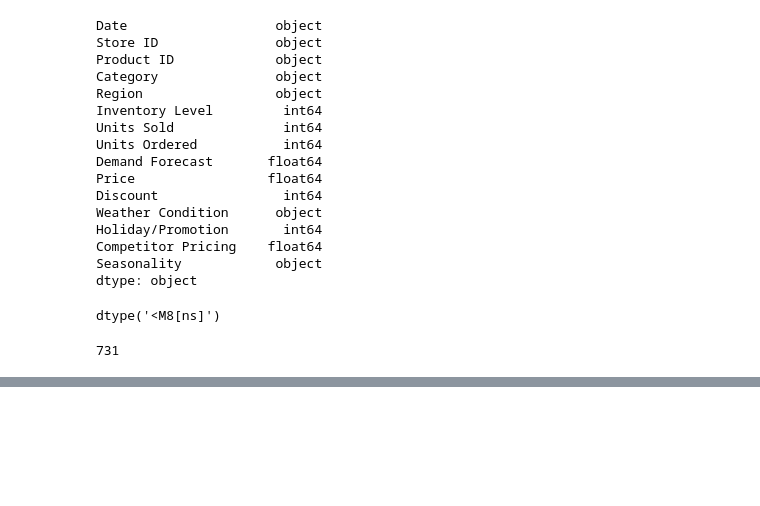
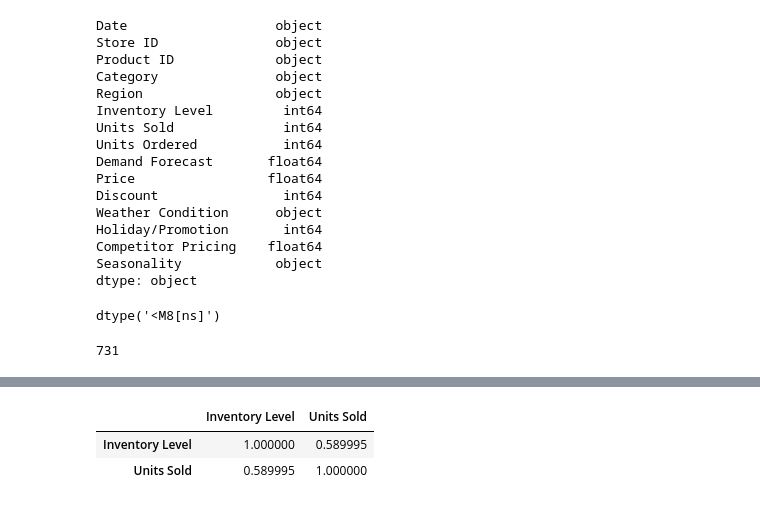
Before and after one commit to Sid1813/ShelfSleuth, a Jupyter notebook: notebooks/01_data_reconnaissance.ipynb, the cells around one changed output, grey strips where cells are left out. Cells and saved outputs as stored; diff of their text form; code cells hidden in the pictures; blank space fills up the shorter version.

```diff
--- a/notebooks/01_data_reconnaissance.ipynb
+++ b/notebooks/01_data_reconnaissance.ipynb
@@ -202,0 +347,8 @@ df["Date"].nunique()
+# %%
+# Measure the linear relationship between inventory and sales to see whether higher inventory generally corresponds to higher sales
+
+df[["Inventory Level", "Units Sold"]].corr()
+# %% [output]
+|  | Inventory Level | Units Sold |
+| Inventory Level | 1.000000 | 0.589995 |
+| Units Sold | 0.589995 | 1.000000 |
```
Also changed, not shown: parts of 36 cells of this notebook.
